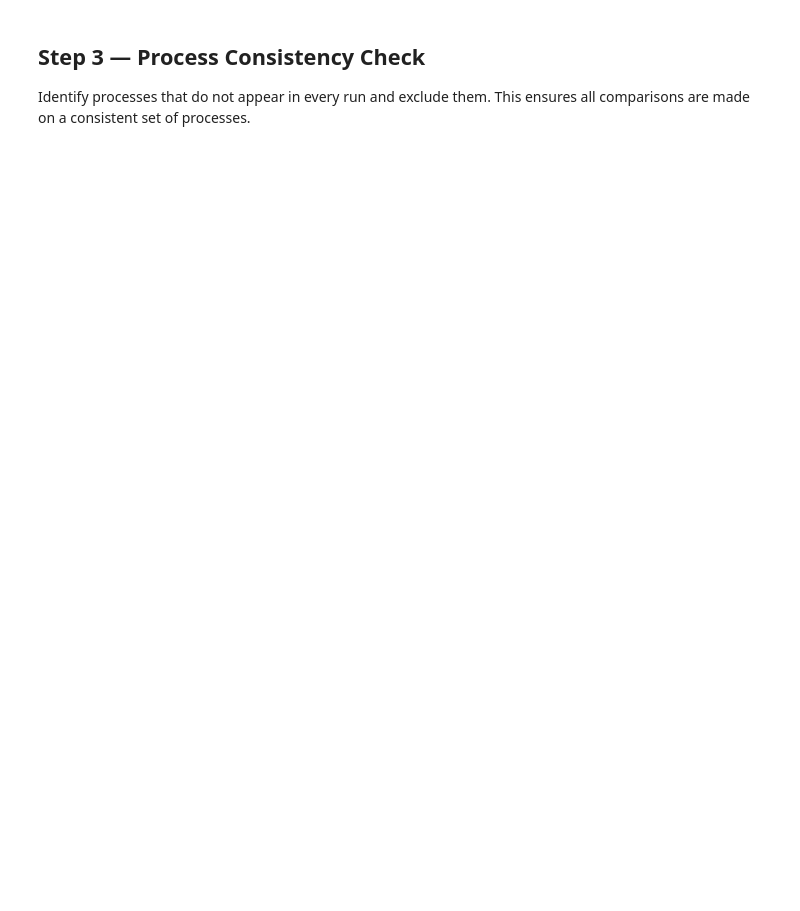
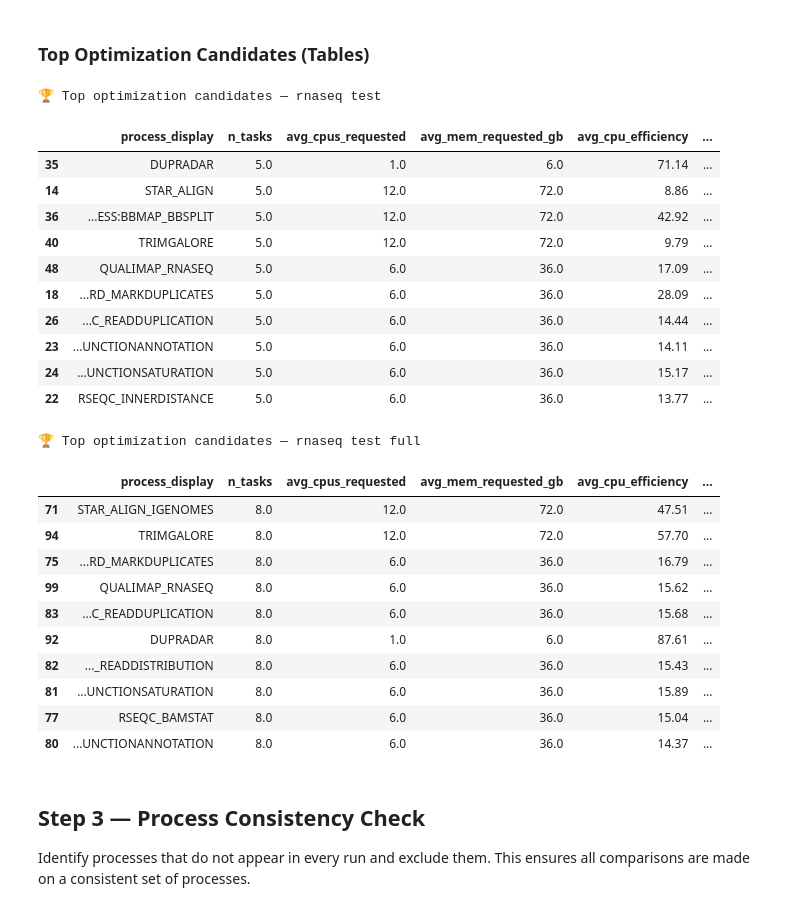
Before and after one commit to nadnein/workflow_optimization, a Jupyter notebook: notebooks/Resource Contribution Scaling Analysis.ipynb, the cells around one changed output. Drawn from its saved outputs; the diff is of its cells as text; code cells hidden in the pictures; blank space fills up the shorter version.

```diff
--- a/notebooks/Resource Contribution Scaling Analysis.ipynb
+++ b/notebooks/Resource Contribution Scaling Analysis.ipynb
@@ -529,3 +156,57 @@ interactive(children=(Dropdown(description='Run:', options=('rnaseq test', 'rnas
+# %% [markdown]
+### Top Optimization Candidates (Tables)
+# %%
+# Display top 10 processes with highest waste for each run
+display_cols = [
+    "process_display",
+    "n_tasks",
+    "avg_cpus_requested",
+    "avg_mem_requested_gb",
+    "avg_cpu_efficiency",
+    "avg_mem_efficiency",
+    "overall_efficiency",
+    "total_cpu_hours_wasted",
+    "total_mem_gb_hours_wasted",
+    "total_waste",
+]
+
+for run_label, trace_file in zip(labels, trace_files):
+    metrics = process_df[
+        (process_df["filename"] == trace_file.stem) & process_df["total_waste"].notna()
+    ].sort_values("total_waste", ascending=False)
+
+    top_n = metrics.head(10)[display_cols].copy()
+    top_n[top_n.select_dtypes(include=[np.number]).columns] = top_n.select_dtypes(
+        include=[np.number]
+    ).round(2)
+
+    print(f"\n🏆 Top optimization candidates — {run_label}\n")
+    display(top_n)
+# %% [output]
+🏆 Top optimization candidates — rnaseq test
+|  | process_display | n_tasks | avg_cpus_requested | avg_mem_requested_gb | avg_cpu_efficiency | ... |
+| 35 | DUPRADAR | 5.0 | 1.0 | 6.0 | 71.14 | ... |
+| 14 | STAR_ALIGN | 5.0 | 12.0 | 72.0 | 8.86 | ... |
+| 36 | ...ESS:BBMAP_BBSPLIT | 5.0 | 12.0 | 72.0 | 42.92 | ... |
+| 40 | TRIMGALORE | 5.0 | 12.0 | 72.0 | 9.79 | ... |
+| 48 | QUALIMAP_RNASEQ | 5.0 | 6.0 | 36.0 | 17.09 | ... |
+| 18 | ...RD_MARKDUPLICATES | 5.0 | 6.0 | 36.0 | 28.09 | ... |
+| 26 | ...C_READDUPLICATION | 5.0 | 6.0 | 36.0 | 14.44 | ... |
+| 23 | ...UNCTIONANNOTATION | 5.0 | 6.0 | 36.0 | 14.11 | ... |
+| 24 | ...UNCTIONSATURATION | 5.0 | 6.0 | 36.0 | 15.17 | ... |
+| 22 | RSEQC_INNERDISTANCE | 5.0 | 6.0 | 36.0 | 13.77 | ... |
+🏆 Top optimization candidates — rnaseq test full
+|  | process_display | n_tasks | avg_cpus_requested | avg_mem_requested_gb | avg_cpu_efficiency | ... |
+| 71 | STAR_ALIGN_IGENOMES | 8.0 | 12.0 | 72.0 | 47.51 | ... |
+| 94 | TRIMGALORE | 8.0 | 12.0 | 72.0 | 57.70 | ... |
+| 75 | ...RD_MARKDUPLICATES | 8.0 | 6.0 | 36.0 | 16.79 | ... |
+| 99 | QUALIMAP_RNASEQ | 8.0 | 6.0 | 36.0 | 15.62 | ... |
+| 83 | ...C_READDUPLICATION | 8.0 | 6.0 | 36.0 | 15.68 | ... |
+| 92 | DUPRADAR | 8.0 | 1.0 | 6.0 | 87.61 | ... |
+| 82 | ..._READDISTRIBUTION | 8.0 | 6.0 | 36.0 | 15.43 | ... |
+| 81 | ...UNCTIONSATURATION | 8.0 | 6.0 | 36.0 | 15.89 | ... |
+| 77 | RSEQC_BAMSTAT | 8.0 | 6.0 | 36.0 | 15.04 | ... |
+| 80 | ...UNCTIONANNOTATION | 8.0 | 6.0 | 36.0 | 14.37 | ... |
 # %% [markdown]
 ## Step 3 — Process Consistency Check
 
```
Also changed, not shown: parts of 21 cells of this notebook, 2 other files.
